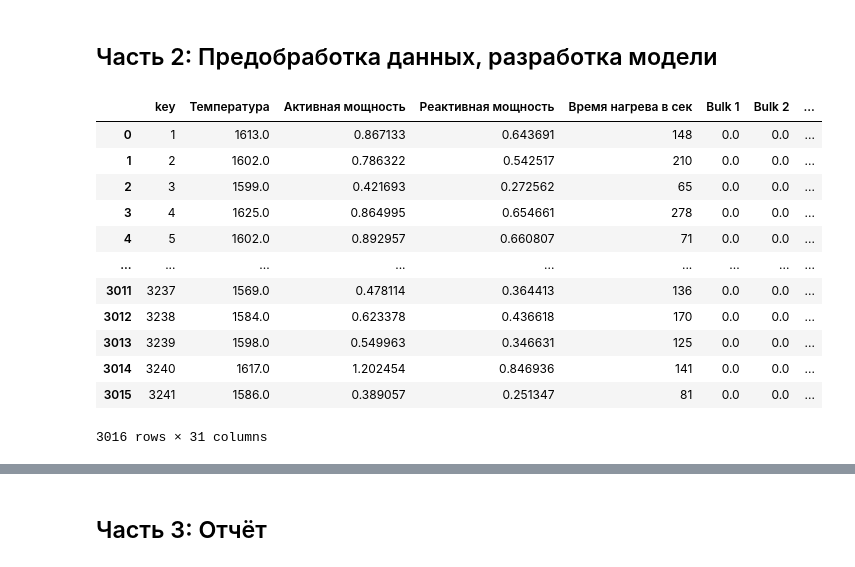
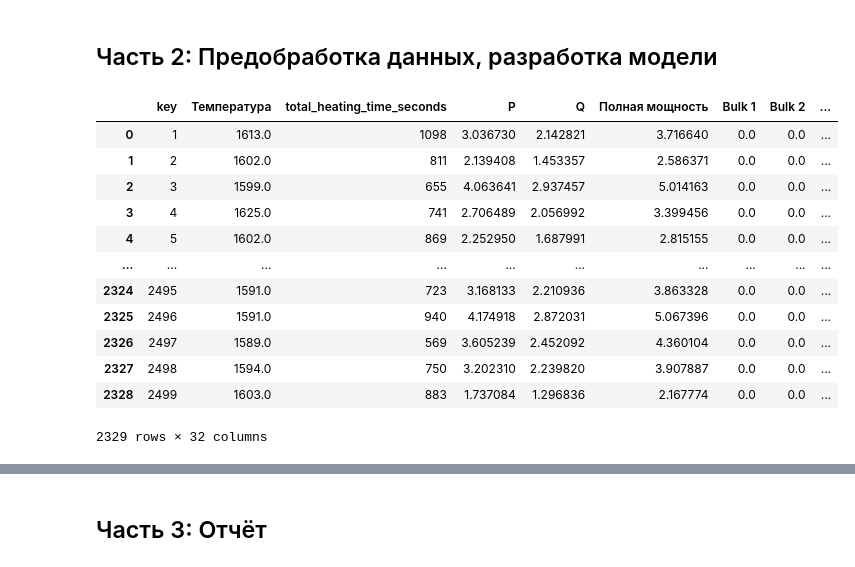
Before and after one commit to PyDataLab/Portfolio, a Jupyter notebook: 14/Project_2.ipynb, the cells around one changed output, grey strips where cells are left out. Cells and saved outputs as stored; diff of their text form; code cells hidden in the pictures.

```diff
--- a/14/Project_2.ipynb
+++ b/14/Project_2.ipynb
@@ -605,6 +592,16 @@ data_arc_new['Конец нагрева дугой'] = pd.to_datetime(data_arc_n
 # Расчет времени нагрева в секундах и добавление нового столбца 'Время нагрева в сек'
 data_arc_new['Время нагрева в сек'] = (data_arc_new['Конец нагрева дугой'] -
                                    data_arc_new['Начало нагрева дугой']).dt.seconds
+
+# Создадим датасет, сгруппируем по key и агрегируем его по суммам переменных
+data_arc_new = data_arc_new.groupby('key').agg(
+    total_heating_time_seconds=('Время нагрева в сек', 'sum'),
+    P=('Активная мощность', 'sum'),
+    Q=('Реактивная мощность', 'sum')
+)
+
+# Найдем полную мощность
+data_arc_new['Полная мощность'] = np.sqrt(data_arc_new['P']**2 + data_arc_new['Q']**2)
 
 # Объединение данных из разных источников по ключу 'key'
 data = data_temp_new.merge(right=data_arc_new,
@@ -621,45 +618,45 @@ data = data_temp_new.merge(right=data_arc_new,
                        on='key')
 
 # Удаление столбцов 'Время замера', 'Начало нагрева дугой' и 'Конец нагрева дугой'
-merged_data = data.drop(['Время замера','Начало нагрева дугой','Конец нагрева дугой'], axis=1)
+merged_data = data.drop('Время замера', axis=1)
 
 # Удаление строк с отсутствующими значениями температуры
 merged_data.dropna(subset=['Температура'], inplace=True)
 
 # Заполнение всех остальных пропущенных значений нулями
 merged_data = merged_data.fillna(0)
 
 # Подсчет количества строк для каждого значения ключа
 key_counts = merged_data.groupby('key').size().reset_index(name='count')
 
 # Определение ключей, для которых есть более одной строки
 keys_to_keep = key_counts[key_counts['count'] > 1]['key']
 
 # Оставляем только строки с ключами, для которых есть более одной строки
 merged_data = merged_data[merged_data['key'].isin(keys_to_keep)]
 
 # Создание нового столбца 'first_temperature' со значением первой температуры для каждого ключа
 merged_data['first_temperature'] = merged_data.groupby('key')['Температура'].transform('first')
 
 # Удаление всех строк с одинаковыми ключами, кроме последней
 merged_data = merged_data.drop_duplicates(subset='key', keep='last')
 
 # Сброс индексов
 merged_data = merged_data.reset_index(drop=True)
 
 # Вывод результата
 merged_data
 # %% [output]
-|  | key | Температура | Активная мощность | Реактивная мощность | Время нагрева в сек | Bulk 1 | Bulk 2 | ... |
-| 0 | 1 | 1613.0 | 0.867133 | 0.643691 | 148 | 0.0 | 0.0 | ... |
-| 1 | 2 | 1602.0 | 0.786322 | 0.542517 | 210 | 0.0 | 0.0 | ... |
-| 2 | 3 | 1599.0 | 0.421693 | 0.272562 | 65 | 0.0 | 0.0 | ... |
-| 3 | 4 | 1625.0 | 0.864995 | 0.654661 | 278 | 0.0 | 0.0 | ... |
-| 4 | 5 | 1602.0 | 0.892957 | 0.660807 | 71 | 0.0 | 0.0 | ... |
-| ... | ... | ... | ... | ... | ... | ... | ... | ... |
-| 3011 | 3237 | 1569.0 | 0.478114 | 0.364413 | 136 | 0.0 | 0.0 | ... |
-| 3012 | 3238 | 1584.0 | 0.623378 | 0.436618 | 170 | 0.0 | 0.0 | ... |
-| 3013 | 3239 | 1598.0 | 0.549963 | 0.346631 | 125 | 0.0 | 0.0 | ... |
-| 3014 | 3240 | 1617.0 | 1.202454 | 0.846936 | 141 | 0.0 | 0.0 | ... |
-| 3015 | 3241 | 1586.0 | 0.389057 | 0.251347 | 81 | 0.0 | 0.0 | ... |
+|  | key | Температура | total_heating_time_seconds | P | Q | Полная мощность | Bulk 1 | Bulk 2 | ... |
+| 0 | 1 | 1613.0 | 1098 | 3.036730 | 2.142821 | 3.716640 | 0.0 | 0.0 | ... |
+| 1 | 2 | 1602.0 | 811 | 2.139408 | 1.453357 | 2.586371 | 0.0 | 0.0 | ... |
+| 2 | 3 | 1599.0 | 655 | 4.063641 | 2.937457 | 5.014163 | 0.0 | 0.0 | ... |
+| 3 | 4 | 1625.0 | 741 | 2.706489 | 2.056992 | 3.399456 | 0.0 | 0.0 | ... |
+| 4 | 5 | 1602.0 | 869 | 2.252950 | 1.687991 | 2.815155 | 0.0 | 0.0 | ... |
+| ... | ... | ... | ... | ... | ... | ... | ... | ... | ... |
+| 2324 | 2495 | 1591.0 | 723 | 3.168133 | 2.210936 | 3.863328 | 0.0 | 0.0 | ... |
+| 2325 | 2496 | 1591.0 | 940 | 4.174918 | 2.872031 | 5.067396 | 0.0 | 0.0 | ... |
+| 2326 | 2497 | 1589.0 | 569 | 3.605239 | 2.452092 | 4.360104 | 0.0 | 0.0 | ... |
+| 2327 | 2498 | 1594.0 | 750 | 3.202310 | 2.239820 | 3.907887 | 0.0 | 0.0 | ... |
+| 2328 | 2499 | 1603.0 | 883 | 1.737084 | 1.296836 | 2.167774 | 0.0 | 0.0 | ... |
-3016 rows × 31 columns
+2329 rows × 32 columns
```
Also changed, not shown: parts of 28 cells of this notebook, 6 other files.
